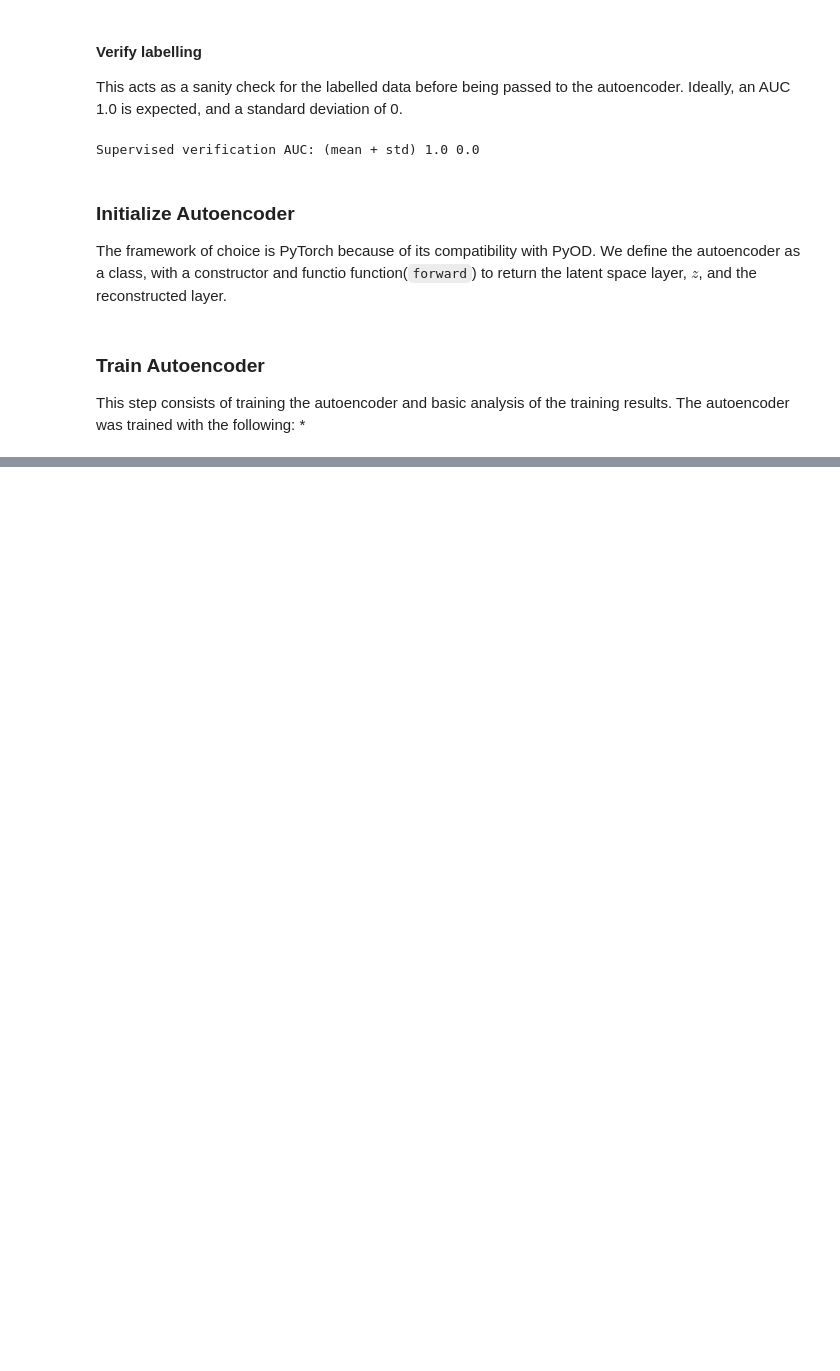
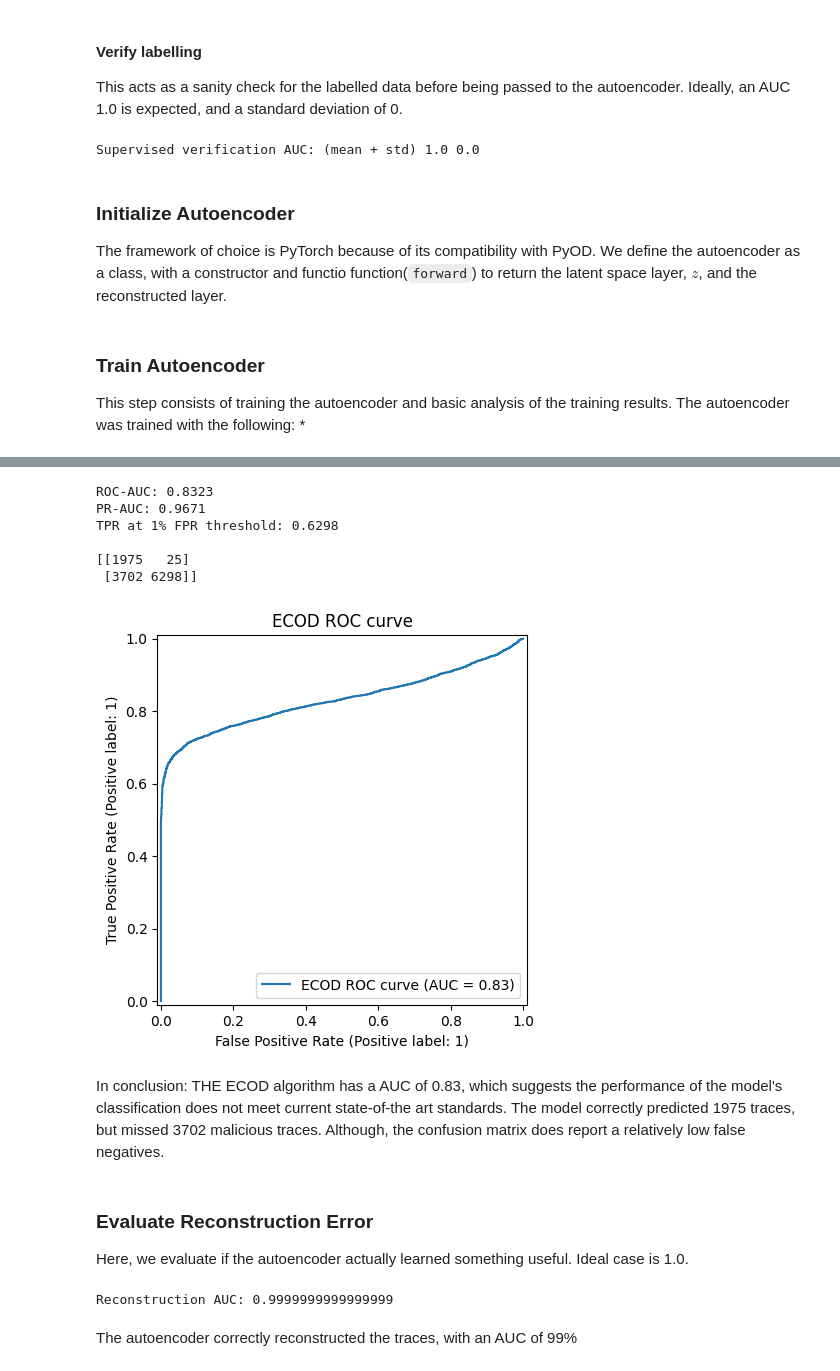
Before and after one commit to ericnmt/htd-benchmarking, a Jupyter notebook: notebooks/T800-HT-ML-Pipeline.ipynb, the cells around one changed output, grey strips where cells are left out. Drawn from its saved outputs; the diff is of its cells as text; code cells hidden in the pictures; blank space fills up the shorter version.

Commit message:
Added autoencoder training, model fitting, and evaluation

```diff
--- a/notebooks/T800-HT-ML-Pipeline.ipynb
+++ b/notebooks/T800-HT-ML-Pipeline.ipynb
@@ -332,0 +339,13 @@ If the original and reconstructed plot look similar, then we can conclude that t
+# %%
+model.eval()
+with torch.no_grad():
+  # Encode latent space - training split
+  Z_train = model.encoder(train_t.to(device)).cpu().numpy()
+  # Encode latent space - validation split
+  Z_val = model.encoder(val_t.to(device)).cpu().numpy()
+  # Encode latent space - test normal split
+  Z_test_norm = model.encoder(torch.tensor(test_norm_s, dtype=torch.float32).to(device)).cpu().numpy()
+  # Encode latent space - test anomalous split
+  Z_test_anom = model.encoder(torch.tensor(test_anom_s, dtype=torch.float32).to(device)).cpu().numpy()
+
+print(Z_train.shape)
@@ -332,0 +357,63 @@ If the original and reconstructed plot look similar, then we can conclude that t
+# %%
+import pyod as pyod
+from pyod.models.ecod import ECOD
+from sklearn.metrics import roc_auc_score, average_precision_score,confusion_matrix, f1_score
+
+# Initialize classifier instance
+clf = ECOD()
+# Fit/train model on the latent space representation
+clf.fit(Z_train)
+
+# Compute scores (refer to note)
+val_scores = -clf.decision_function(Z_val)
+test_norm_scores = -clf.decision_function(Z_test_norm)
+test_anom_scores = -clf.decision_function(Z_test_anom)
+
+# 1% of false positives are acceptable, ensures high precision
+threshold = np.percentile(val_scores, 99)
+
+scores = np.concatenate([test_norm_scores, test_anom_scores])
+labels = np.concatenate([np.zeros(len(test_norm_scores)), np.ones(len(test_anom_scores))])
+
+# ROC AUC
+auc = roc_auc_score(labels, scores)
+# Precision/Recall AUC
+pr_auc = average_precision_score(labels, scores)
+preds = (scores >= threshold).astype(int)
+
+# The true positive rate at 1 percent
+tpr_at_1pct = (test_anom_scores >= threshold).mean()
+accuracy = (preds == labels).mean()
+
+print(f"ROC-AUC: {auc:.4f}")
+print(f"PR-AUC: {pr_auc:.4f}")
+print(f"TPR at 1% FPR threshold: {tpr_at_1pct:.4f}\n")
+print(confusion_matrix(labels, preds))
+
+RocCurveDisplay.from_predictions(labels, scores, name="ECOD ROC-AUC curve")
+plt.title("ECOD ROC-AUC curve")
+plt.show()
+# %% [output]
+ROC-AUC: 0.8323
+PR-AUC: 0.9671
+TPR at 1% FPR threshold: 0.6298
+
+[[1975   25]
+ [3702 6298]]
+[figure, added]
+# %% [markdown]
+In conclusion: THE ECOD algorithm has a AUC of 0.83, which suggests the performance of the model's classification does not meet current state-of-the art standards. The model correctly predicted 1975 traces, but missed 3702 malicious traces. Although, the confusion matrix does report a relatively low false negatives.
+# %% [markdown]
+### Evaluate Reconstruction Error
+Here, we evaluate if the autoencoder actually learned something useful. Ideal case is 1.0.
+# %%
+recon_test_norm, _ = model(torch.tensor(test_norm_s, dtype=torch.float32).to(device))
+recon_test_anom, _ = model(torch.tensor(test_anom_s, dtype=torch.float32).to(device))
+mse_norm = ((recon_test_norm.detach().cpu().numpy() - test_norm_s) ** 2).mean(axis=1)
+mse_anom = ((recon_test_anom.detach().cpu().numpy() - test_anom_s) ** 2).mean(axis=1)
+recon_scores = np.concatenate([mse_norm, mse_anom])
+print("Reconstruction AUC:", roc_auc_score(labels, recon_scores))
+# %% [output]
+Reconstruction AUC: 0.9999999999999999
+# %% [markdown]
+The autoencoder correctly reconstructed the traces, with an AUC of 99%
```
Also changed, not shown: parts of 11 cells of this notebook.
